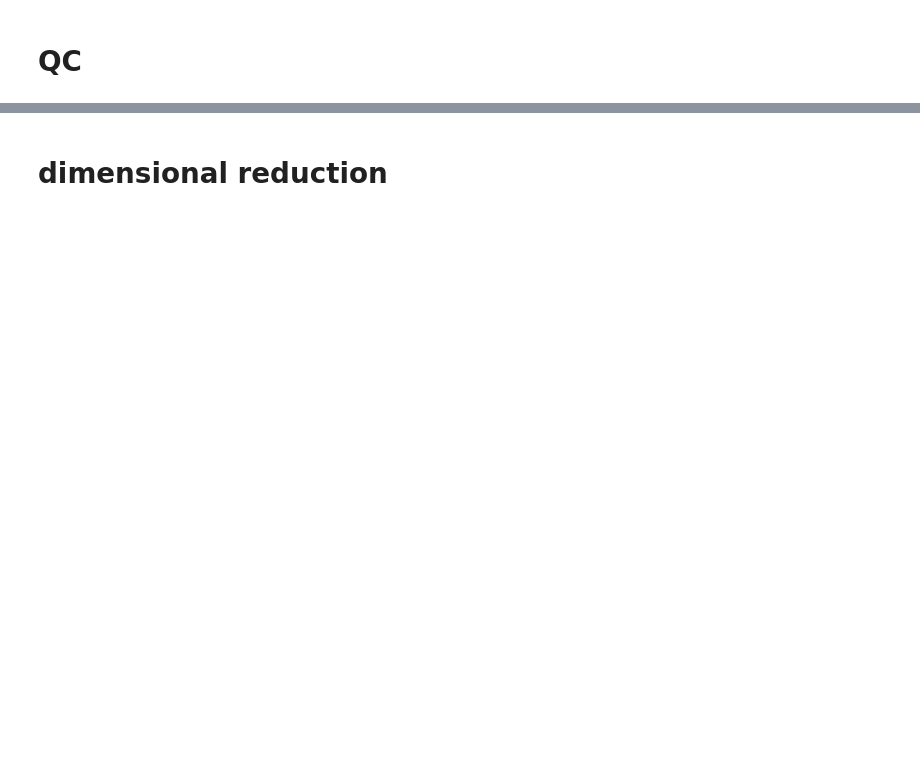
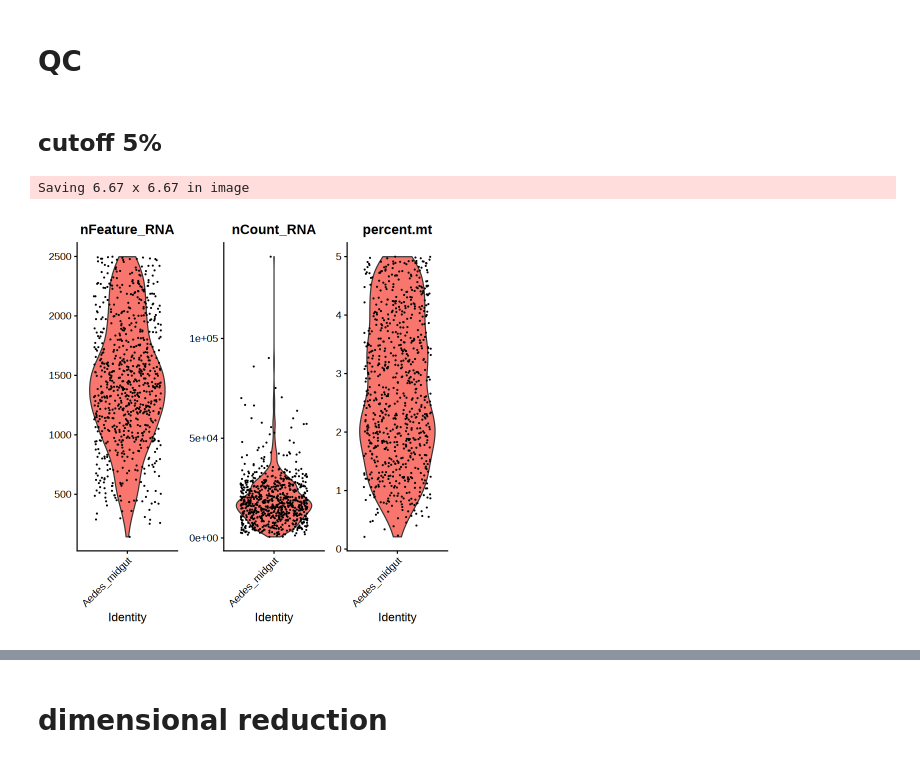
Before and after one commit to yingHH/Aaedes_midgut_scRNA-Seq, a Jupyter notebook: 1.rep1/seurat.ipynb, the cells around one changed output, grey strips where cells are left out. Cells and saved outputs as stored; diff of their text form; code cells hidden in the pictures; blank space fills up the shorter version.

```diff
--- a/1.rep1/seurat.ipynb
+++ b/1.rep1/seurat.ipynb
@@ -66,2 +75,39 @@ Saving 6.67 x 6.67 in image
 # %% [markdown]
 # QC
+# %% [markdown]
+## cutoff 5%
+# %%
+# set thresholds for maximum and minimum "nFeature_RNA", and maximum "percent.mt" and preprocessing data
+
+# args annotations
+# path to seurat_obj RDS file
+ipath_seurat_obj = './1.before_QC.seurat_obj.rds'
+# minimum nFeature_RNA
+min_nFeature_RNA = 100
+# maximum nFeature_RNA
+max_nFeature_RNA = 2500
+# maximum percent.mt
+max_percent.mt = 5
+# path to save violin plot (pdf) of QC after filtering
+opath_vlnplot = './2.QC.vlnplot.pdf'
+# path to save scatter plot (pdf) of highly variable features
+opath_dotplot_hvg = './2.QC.dotplot_hvg.pdf'
+# path to save seurat_obj RDS file after QC and preprocessing
+opath_seurat_obj = '2.QC.seurat_obj.rds'
+
+# read in seurat_obj
+# seurat_obj = readRDS(ipath_seurat_obj)
+
+# filter out cells
+seurat_obj <- subset(
+    seurat_obj,
+    subset = nFeature_RNA > as.numeric(min_nFeature_RNA) & nFeature_RNA < as.numeric(max_nFeature_RNA) & percent.mt < as.numeric(max_percent.mt),
+)
+
+# Visualize QC metrics as a violin plot after filter
+p = VlnPlot(seurat_obj, features = c("nFeature_RNA", "nCount_RNA", "percent.mt"), ncol = 3)
+ggsave(opath_vlnplot, p)
+p
+# %% [output]
+Saving 6.67 x 6.67 in image
+[figure, added]
```
Also changed, not shown: parts of 19 cells of this notebook.
